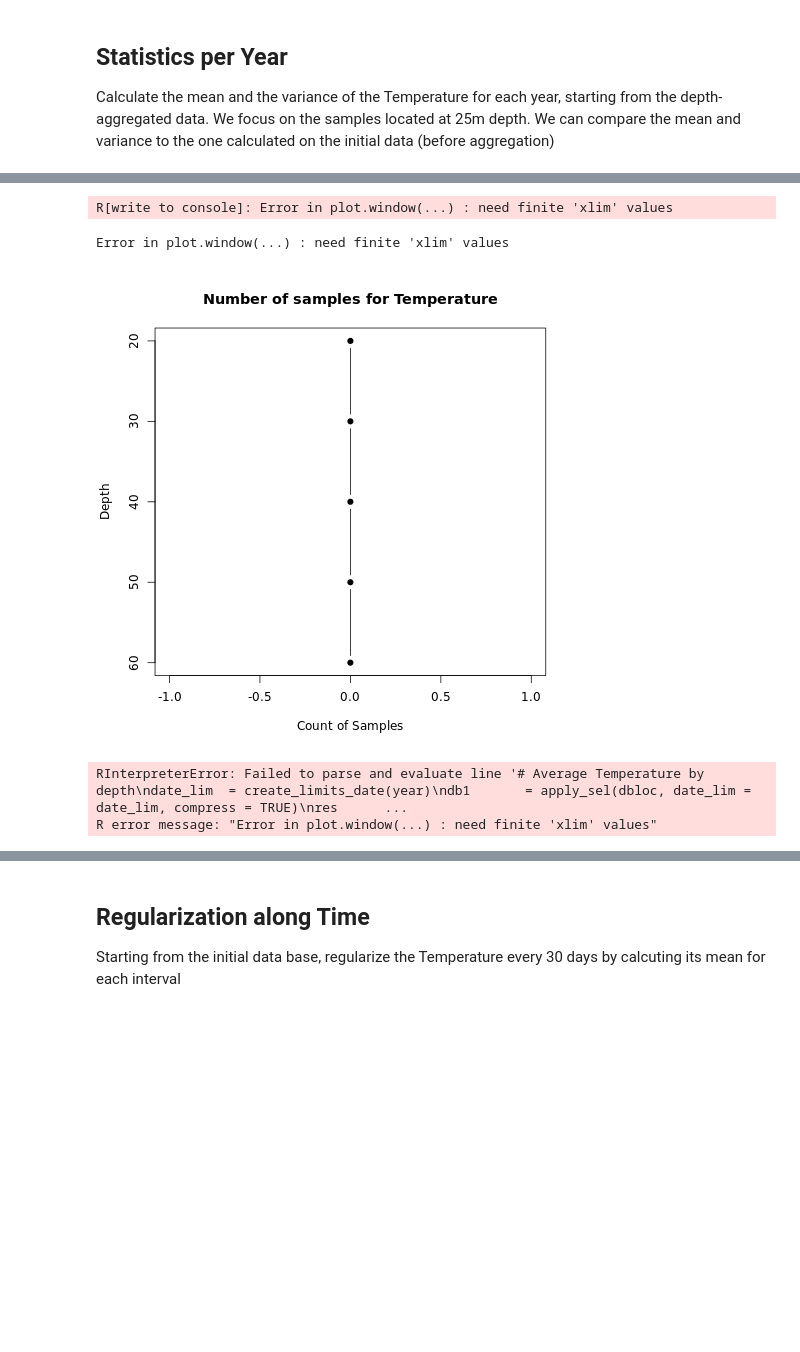
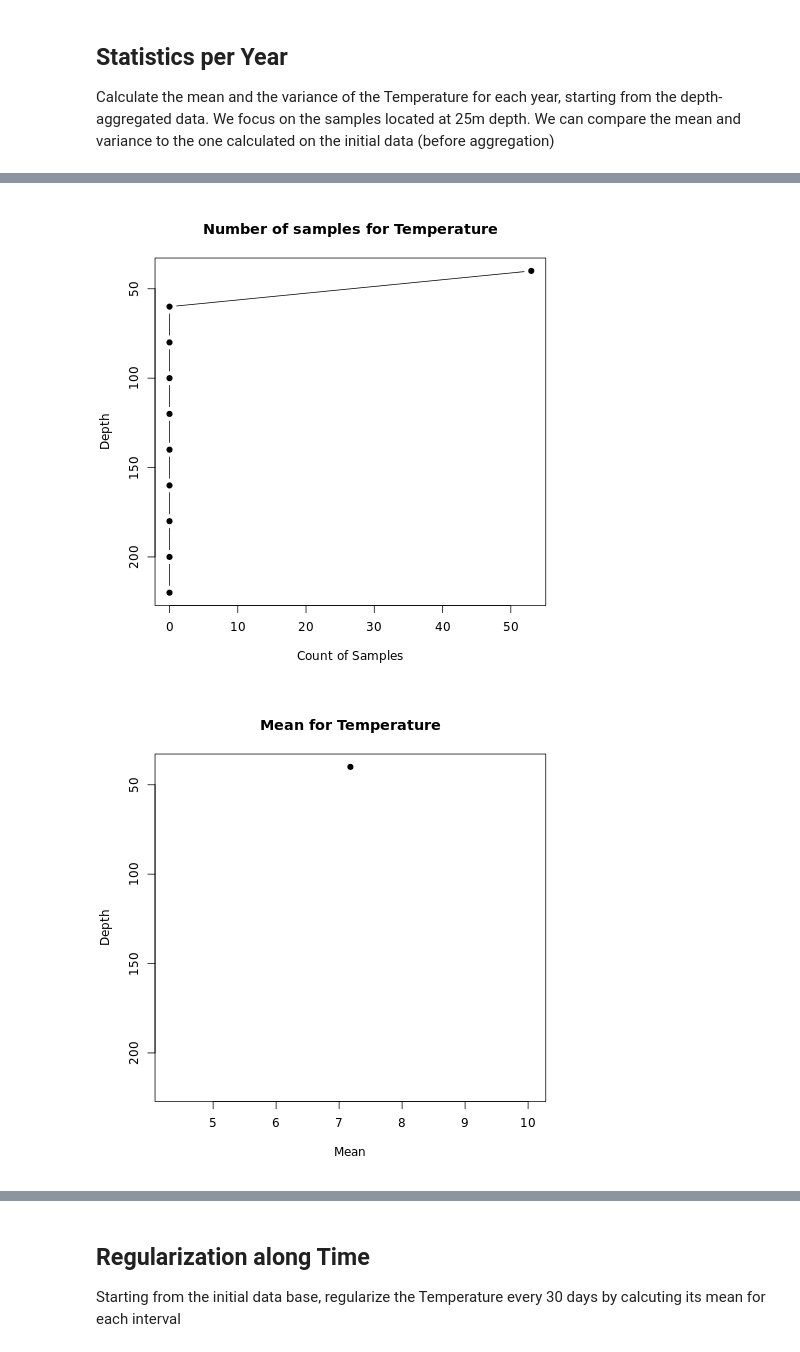
Before and after one commit to ec-intaros/iaos-showcase-app-Barents-Sea-CTD, a Jupyter notebook: Barrents sea - CTD data processing.ipynb, the cells around one changed output, grey strips where cells are left out. Saved outputs shown, nothing was run; the diff lists cells and outputs as text; code cells hidden in the pictures; blank space fills up the shorter version.

Commit message:
added test with ARMINES dataset (still not working)

```diff
--- a/Barrents sea - CTD data processing.ipynb
+++ b/Barrents sea - CTD data processing.ipynb
@@ -700,22 +675,21 @@ First of all, we setup some environment variables (data file name and bounding b
 The **flag_file** allows the user to store each generated graphic file as a **PNG** file in the **image_name** directory, instead of plotting them.
 # %%
 %%R
-# Setup environment
+# Setup OUR environment and datasets
 dir.name   = getwd()
-file.name  = 'filtered_AA_TEMP_5-10m.csv'
+file.name  = 'filtered_AA_TEMP_0-30m.csv'
 data.name  = 'data'
 long_lim   = c(-5,15)
 lat_lim    = c(50,60)
 
 intaros.save.environ(long_lim = long_lim, lat_lim = lat_lim,
                      flag_file = FALSE)#, image_name = file.path(dir.name,image.name))
+
+depth1 = 10
+depth2 = 20
+var = "Temperature"
 # %% [markdown]
 Then we read the **CSV** file (taking the header line into account) and create the RGeostats Db. Finally we show the contents of the newly created Db (named **db0**).
-# %%
-%%R
-depth1 = 5
-depth2 = 10
-var = "Temperature"
 # %%
 %%R
 if (flag.read || ! exists("db0")) db0 = imr_read_csv(file.path(dir.name,data.name,file.name))
@@ -823,10 +790,10 @@ subtrims
 %%R
 
 # Select samples at depth 20m and set the color scale
-db1       = apply_sel(db0, depth_lim=c(depth1,depth1), compress = TRUE)
+db1       = apply_sel(db0, depth_lim=c(5,5), compress = TRUE)
 var_scale = get_db_limits_var(db1,var)
 
-# Comment the following lines if you want to display all trimesters / years
+# Comment the following lines if you want to to display all trimesters / years
 subyears = years[1]
 subtrims = trimesters[1]
 
@@ -936,20 +938,17 @@ Consider year 2008 and evaluate the mean and variance of the Temperature per dep
 # %%
 %%R
 # Average Temperature by depth
 date_lim  = create_limits_date(year)
 db1       = apply_sel(dbloc, date_lim = date_lim, compress = TRUE)
-res       = average_depth(db1, var, depth0 = depth1, ddepth = depth2, ndepth = 5)
+res       = average_depth(db1, var, depth0 = depth1, ddepth = depth2, ndepth = 10)
 
 # Display statistics
 plot(res$count,res$depths,type="b",main=paste("Number of samples for",var),pch=19,
      xlab="Count of Samples", ylab="Depth", ylim=rev(range(res$depths)))
 plot(res$means,res$depths,type="b",main=paste("Mean for",var),pch=19,
      xlab="Mean", ylab="Depth", ylim=rev(range(res$depths)))
 plot(res$vars ,res$depths,type="b",main=paste("Variance for",var),pch=19,
      xlab="Variance", ylab="Depth", ylim=rev(range(res$depths)))
 # %% [output]
-R[write to console]: Error in plot.window(...) : need finite 'xlim' values
-Error in plot.window(...) : need finite 'xlim' values
-[figure, old version]
+[figure, new version]
-RInterpreterError: Failed to parse and evaluate line '# Average Temperature by depth\ndate_lim  = create_limits_date(year)\ndb1       = apply_sel(dbloc, date_lim = date_lim, compress = TRUE)\nres      ...
-R error message: "Error in plot.window(...) : need finite 'xlim' values"
+[figure, added]
```
Also changed, not shown: parts of 40 cells of this notebook, 3 other files.
